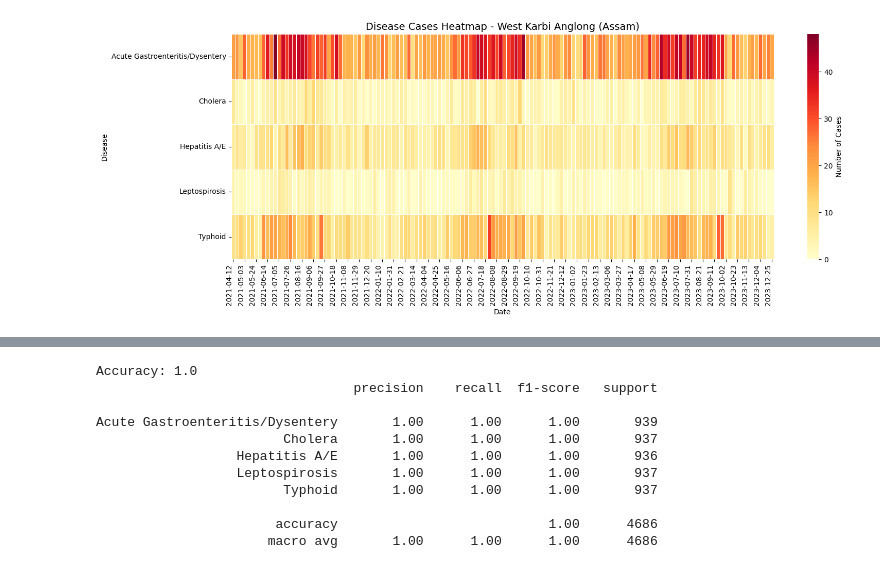
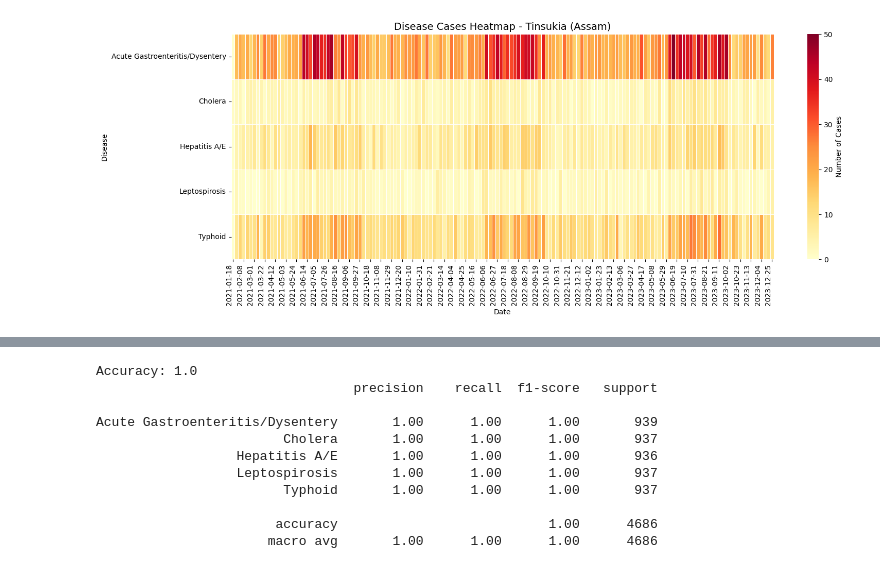
Before and after one commit to DARSHAN9029/Water-borne-diseases, a Jupyter notebook: main/app.ipynb, the cells around one changed output, grey strips where cells are left out. Drawn from its saved outputs; the diff is of its cells as text; code cells hidden in the pictures.

```diff
--- a/main/app.ipynb
+++ b/main/app.ipynb
@@ -17,7 +17,6 @@ lbl_district = LabelEncoder()
 lbl_disease = LabelEncoder()
 
 df['district_enc'] = lbl_district.fit_transform(df['district'])
-df['disease_enc'] = lbl_disease.fit_transform(df['disease'])
 
 # Convert date
 df['date'] = pd.to_datetime(df['date'])
@@ -41,13 +40,13 @@ env_cols = [
 
 # Create lag & rolling features
 for lag in [1,2,3,7,14]:
-    df[f'lag_{lag}'] = df.groupby(['district','disease'])['cases'].shift(lag)
+    df[f'lag_{lag}'] = df.groupby(['district'])['cases'].shift(lag)
 
 for window in [3,7,14]:
-    df[f'roll_mean_{window}'] = df.groupby(['district','disease'])['cases'].shift(1).rolling(window).mean()
-    df[f'roll_std_{window}'] = df.groupby(['district','disease'])['cases'].shift(1).rolling(window).std()
+    df[f'roll_mean_{window}'] = df.groupby(['district'])['cases'].shift(1).rolling(window).mean()
+    df[f'roll_std_{window}'] = df.groupby(['district'])['cases'].shift(1).rolling(window).std()
 
-df['cases_diff_1'] = df.groupby(['district','disease'])['cases'].diff(1)
+df['cases_diff_1'] = df.groupby(['district'])['cases'].diff(1)
 
 df = df.dropna().reset_index(drop=True)
 
@@ -55,7 +54,7 @@ df = df.dropna().reset_index(drop=True)
 # 3. Train-test split
 # -------------------------
 feature_cols = (
-    ['district_enc','disease_enc','dayofyear','month','week','weekday','is_weekend'] +
+    ['district_enc','dayofyear','month','week','weekday','is_weekend'] +
     [f'lag_{l}' for l in [1,2,3,7,14]] +
     [f'roll_mean_{w}' for w in [3,7,14]] +
     [f'roll_std_{w}' for w in [3,7,14]] +
@@ -178,32 +177,38 @@ plt.show()
 # %%
-district_name = "West Karbi Anglong"   # 🔹 change this to your district
+import seaborn as sns
+import matplotlib.pyplot as plt
+
+# -------------------------
+# Choose a district
+# -------------------------
+district_name = "Tinsukia"   # 🔹 change this to your district
 
 df_district = df[df['district'] == district_name].copy()
 
 # Keep only the date part
 df_district['date'] = pd.to_datetime(df_district['date']).dt.date
 
 # Pivot: diseases as rows, dates as columns
 heatmap_data = df_district.pivot_table(
     index="disease",
     columns="date",
     values="cases",
     aggfunc="sum",
     fill_value=0
 )
 
 plt.figure(figsize=(16, 6))
 sns.heatmap(
     heatmap_data,
     cmap="YlOrRd",
     linewidths=0.5,
     cbar_kws={'label': 'Number of Cases'}
 )
 plt.title(f"Disease Cases Heatmap - {district_name} (Assam)", fontsize=14)
 plt.xlabel("Date")
 plt.ylabel("Disease")
 plt.xticks(rotation=90, ha="right")
 plt.tight_layout()
 plt.show()
 # %% [output]
-[figure, old version]
+[figure, new version]
```
Also changed, not shown: parts of 9 cells of this notebook, 4 other files.
